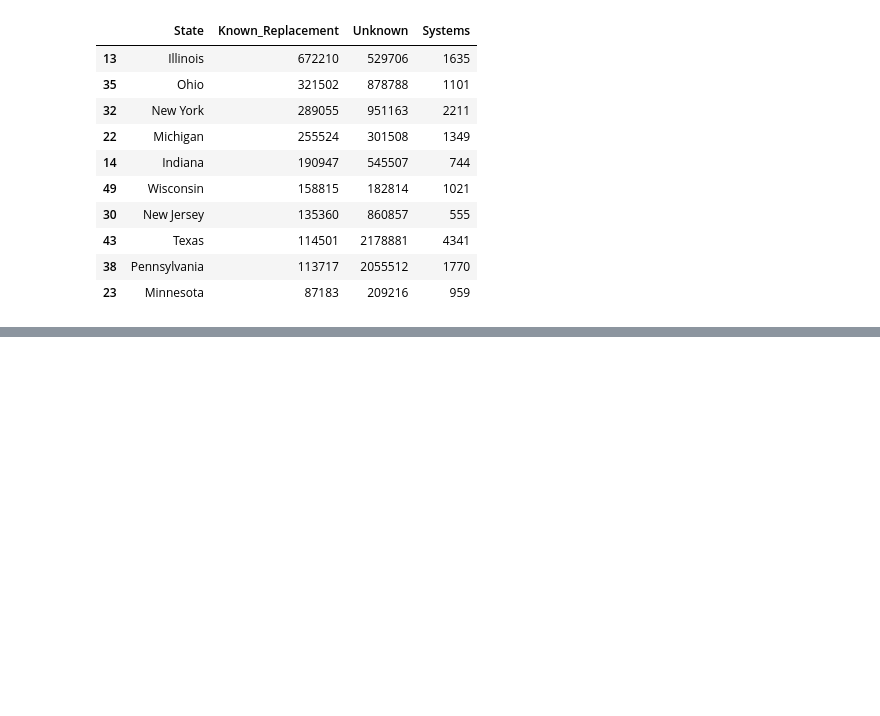
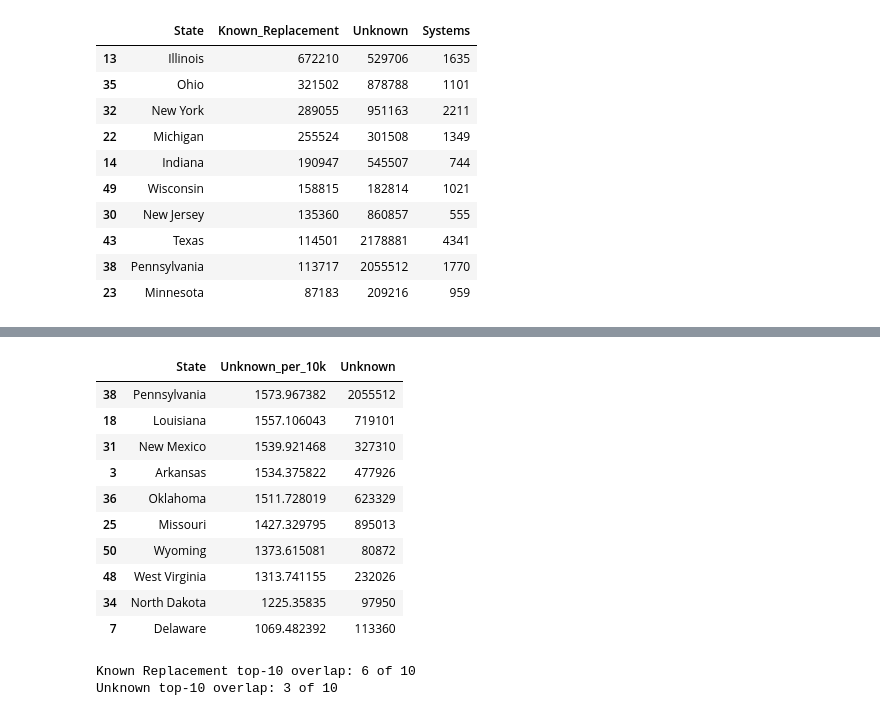
Before and after one commit to drat-git/xylem-lead-service-line-analysis, a Jupyter notebook: Lead_Service_Line_Analysis.ipynb, the cells around one changed output, grey strips where cells are left out. Cells and saved outputs as stored; diff of their text form; code cells hidden in the pictures; blank space fills up the shorter version.

```diff
--- a/Lead_Service_Line_Analysis.ipynb
+++ b/Lead_Service_Line_Analysis.ipynb
@@ -382,0 +559,50 @@ state_summary.sort_values(
+# %%
+state_summary.sort_values(
+    "Unknown_per_10k",
+    ascending=False
+)[
+    ["State", "Unknown_per_10k", "Unknown"]
+].head(10)
+# %% [output]
+|  | State | Unknown_per_10k | Unknown |
+| 38 | Pennsylvania | 1573.967382 | 2055512 |
+| 18 | Louisiana | 1557.106043 | 719101 |
+| 31 | New Mexico | 1539.921468 | 327310 |
+| 3 | Arkansas | 1534.375822 | 477926 |
+| 36 | Oklahoma | 1511.728019 | 623329 |
+| 25 | Missouri | 1427.329795 | 895013 |
+| 50 | Wyoming | 1373.615081 | 80872 |
+| 48 | West Virginia | 1313.741155 | 232026 |
+| 34 | North Dakota | 1225.35835 | 97950 |
+| 7 | Delaware | 1069.482392 | 113360 |
+# %%
+raw_known_top10 = set(
+    state_summary.nlargest(10, "Known_Replacement")["State"]
+)
+
+normalized_known_top10 = set(
+    state_summary.nlargest(10, "Known_Replacement_per_10k")["State"]
+)
+
+raw_unknown_top10 = set(
+    state_summary.nlargest(10, "Unknown")["State"]
+)
+
+normalized_unknown_top10 = set(
+    state_summary.nlargest(10, "Unknown_per_10k")["State"]
+)
+
+print(
+    "Known Replacement top-10 overlap:",
+    len(raw_known_top10 & normalized_known_top10),
+    "of 10"
+)
+
+print(
+    "Unknown top-10 overlap:",
+    len(raw_unknown_top10 & normalized_unknown_top10),
+    "of 10"
+)
+# %% [output]
+Known Replacement top-10 overlap: 6 of 10
+Unknown top-10 overlap: 3 of 10
```
Also changed, not shown: parts of 18 cells of this notebook, 1 other file.
